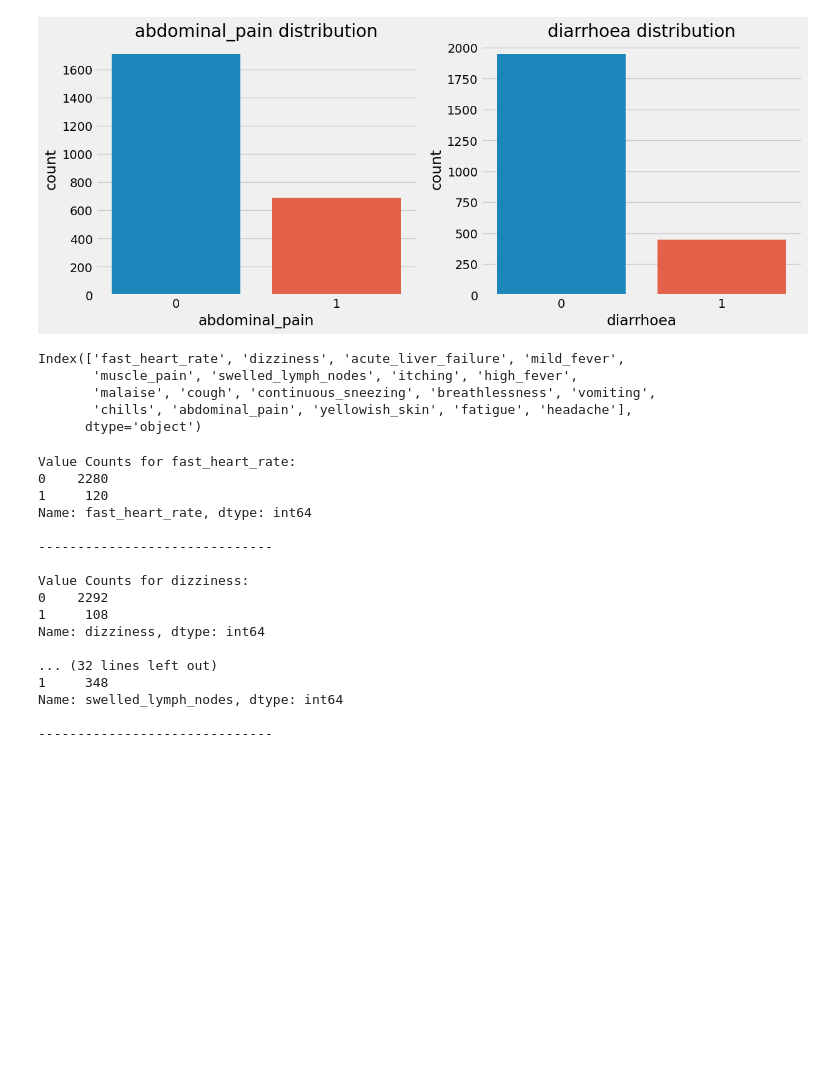
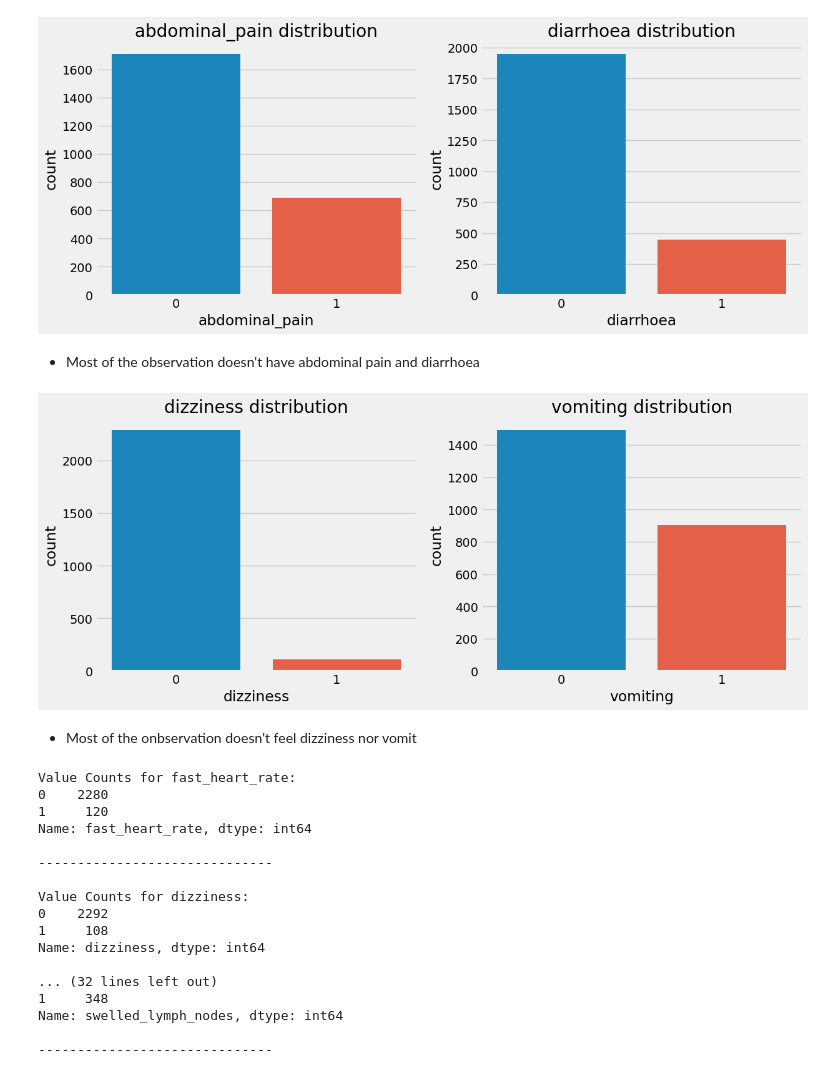
Before and after one commit to OSCA-Ado-Ekiti/Hacktoberfest-Ekiti-Disease-Classifier, a Jupyter notebook: disease_diagnosis.ipynb, the cells around one changed output. Drawn from its saved outputs; the diff is of its cells as text; code cells hidden in the pictures; blank space fills up the shorter version.

```diff
--- a/disease_diagnosis.ipynb
+++ b/disease_diagnosis.ipynb
@@ -284,12 +289,12 @@ countplot('breathlessness', 'yellowish_skin')
 countplot('abdominal_pain', 'diarrhoea')
 # %% [output]
 [figure]
-# %%
-new_df.columns
-# %% [output]
-Index(['fast_heart_rate', 'dizziness', 'acute_liver_failure', 'mild_fever',
-       'muscle_pain', 'swelled_lymph_nodes', 'itching', 'high_fever',
-       'malaise', 'cough', 'continuous_sneezing', 'breathlessness', 'vomiting',
-       'chills', 'abdominal_pain', 'yellowish_skin', 'fatigue', 'headache'],
-      dtype='object')
+# %% [markdown]
+- Most of the observation doesn't have abdominal pain and diarrhoea
+# %%
+countplot('dizziness', 'vomiting')
+# %% [output]
+[figure, added]
+# %% [markdown]
+- Most of the onbservation doesn't feel dizziness nor vomit
 # %%
```
Also changed, not shown: parts of 32 cells of this notebook.
